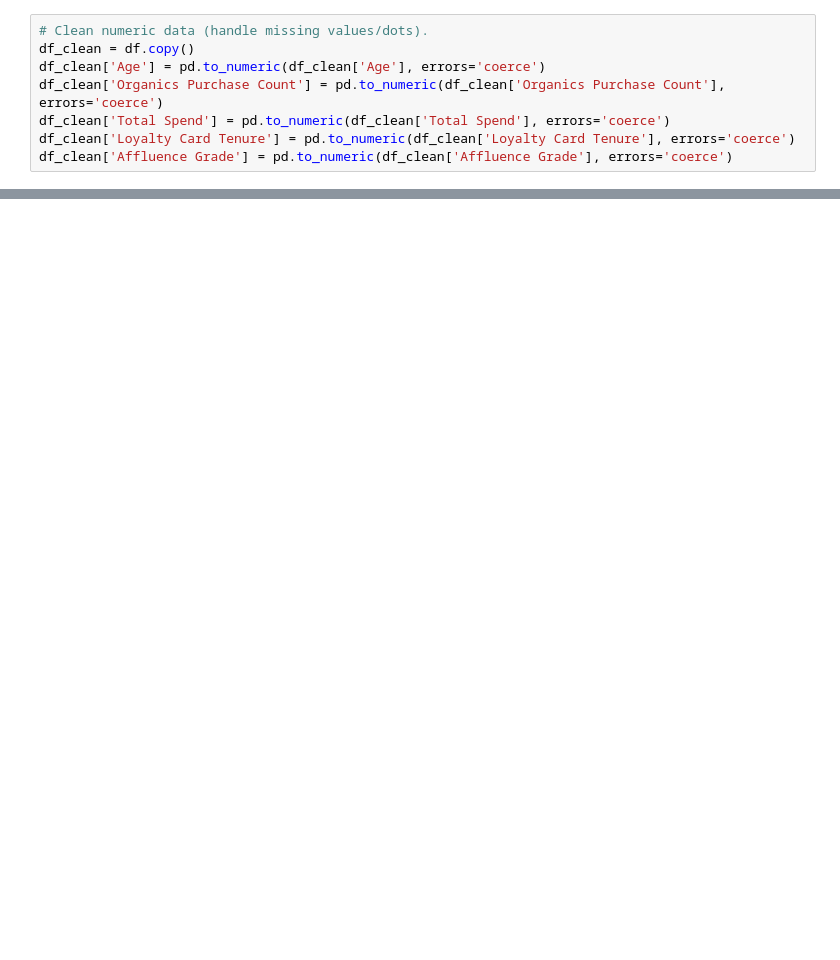
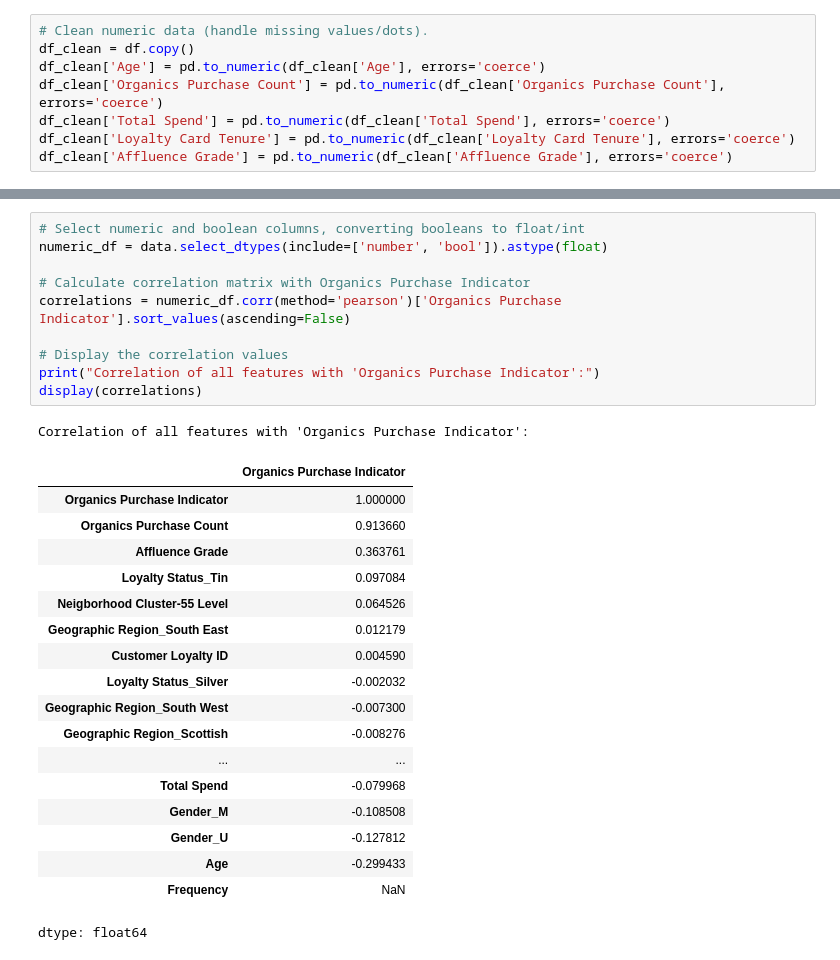
Before and after one commit to adavis11010/ban315green, a Jupyter notebook: organic_purchase_project.ipynb, the cells around one changed output, grey strips where cells are left out. Cells and saved outputs as stored; diff of their text form; blank space fills up the shorter version.

```diff
--- a/organic_purchase_project.ipynb
+++ b/organic_purchase_project.ipynb
@@ -46 +103,31 @@ print(correlation_target)
+# %%
+# Select numeric and boolean columns, converting booleans to float/int
+numeric_df = data.select_dtypes(include=['number', 'bool']).astype(float)
+
+# Calculate correlation matrix with Organics Purchase Indicator
+correlations = numeric_df.corr(method='pearson')['Organics Purchase Indicator'].sort_values(ascending=False)
+
+# Display the correlation values
+print("Correlation of all features with 'Organics Purchase Indicator':")
+display(correlations)
+# %% [output]
+Correlation of all features with 'Organics Purchase Indicator':
+|  | Organics Purchase Indicator |
+| Organics Purchase Indicator | 1.000000 |
+| Organics Purchase Count | 0.913660 |
+| Affluence Grade | 0.363761 |
+| Loyalty Status_Tin | 0.097084 |
+| Neigborhood Cluster-55 Level | 0.064526 |
+| Geographic Region_South East | 0.012179 |
+| Customer Loyalty ID | 0.004590 |
+| Loyalty Status_Silver | -0.002032 |
+| Geographic Region_South West | -0.007300 |
+| Geographic Region_Scottish | -0.008276 |
+| ... | ... |
+| Total Spend | -0.079968 |
+| Gender_M | -0.108508 |
+| Gender_U | -0.127812 |
+| Age | -0.299433 |
+| Frequency | NaN |
+dtype: float64
 # %%
```
Also changed, not shown: parts of 11 cells of this notebook.
